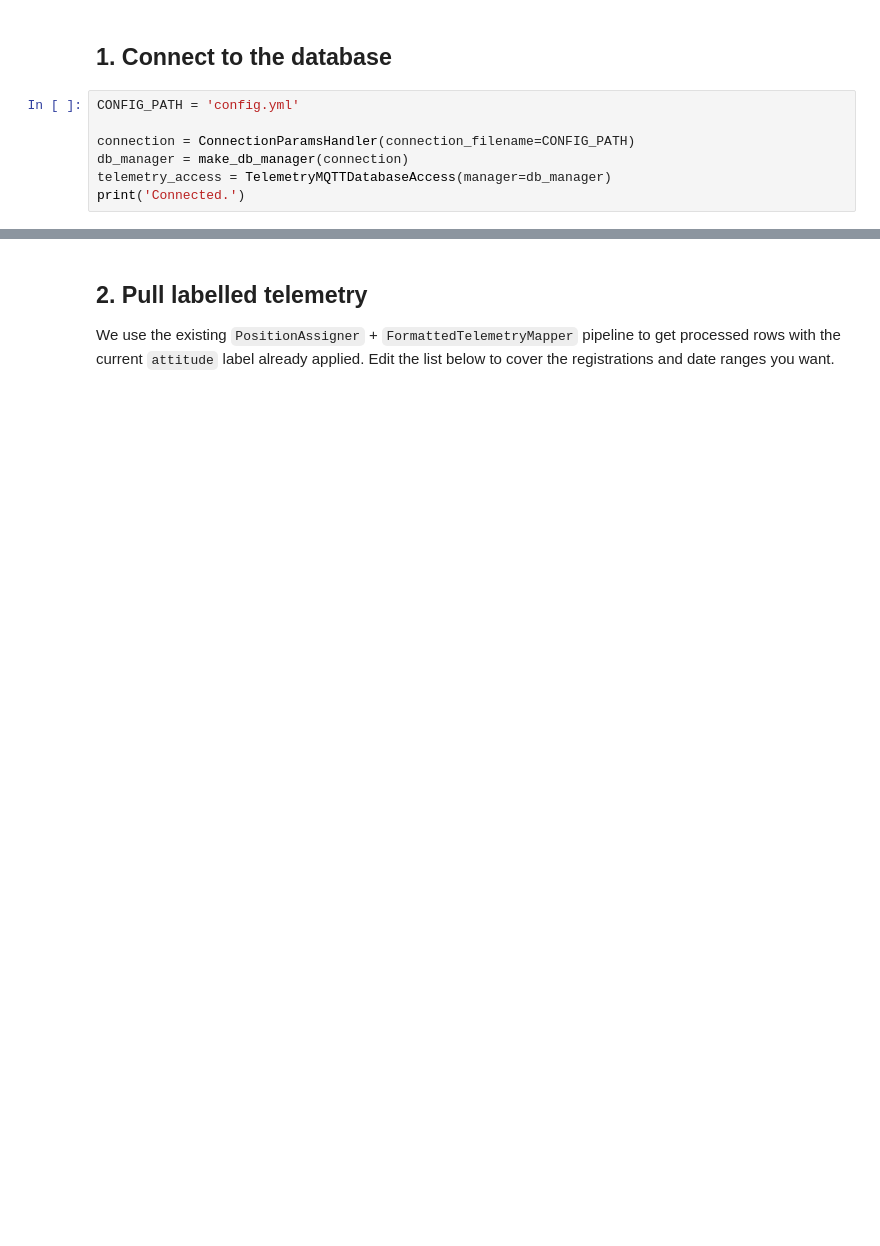
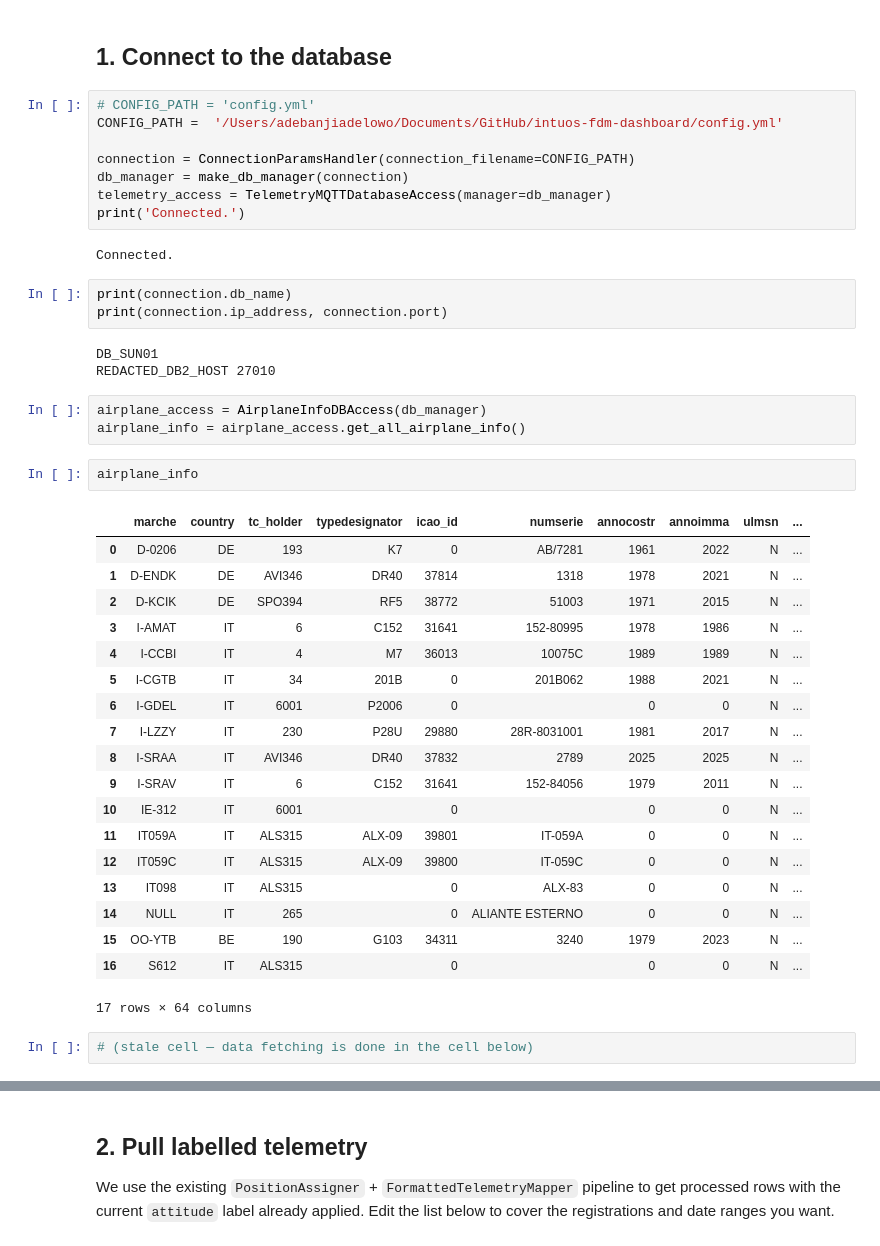
Before and after one commit to AdebanjiAdelowo/intuos-fdm-dashboard, a Jupyter notebook: notebooks/train_flight_separator.ipynb, the cells around one changed output, grey strips where cells are left out. Saved outputs shown, nothing was run; the diff lists cells and outputs as text; blank space fills up the shorter version.

```diff
--- a/notebooks/train_flight_separator.ipynb
+++ b/notebooks/train_flight_separator.ipynb
@@ -38,9 +48,45 @@ from logic.position_assigner_instance import position_assigner
 # %% [markdown]
 ## 1. Connect to the database
 # %%
-CONFIG_PATH = 'config.yml'
+# CONFIG_PATH = 'config.yml'
+CONFIG_PATH =  '/Users/adebanjiadelowo/Documents/GitHub/intuos-fdm-dashboard/config.yml'
 
 connection = ConnectionParamsHandler(connection_filename=CONFIG_PATH)
 db_manager = make_db_manager(connection)
 telemetry_access = TelemetryMQTTDatabaseAccess(manager=db_manager)
 print('Connected.')
+# %% [output]
+Connected.
+# %%
+print(connection.db_name)
+print(connection.ip_address, connection.port)
+# %% [output]
+DB_SUN01
+REDACTED_DB2_HOST 27010
+# %%
+airplane_access = AirplaneInfoDBAccess(db_manager)
+airplane_info = airplane_access.get_all_airplane_info()
+# %%
+airplane_info
+# %% [output]
+|  | marche | country | tc_holder | typedesignator | icao_id | numserie | annocostr | annoimma | ulmsn | ... |
+| 0 | D-0206 | DE | 193 | K7 | 0 | AB/7281 | 1961 | 2022 | N | ... |
+| 1 | D-ENDK | DE | AVI346 | DR40 | 37814 | 1318 | 1978 | 2021 | N | ... |
+| 2 | D-KCIK | DE | SPO394 | RF5 | 38772 | 51003 | 1971 | 2015 | N | ... |
+| 3 | I-AMAT | IT | 6 | C152 | 31641 | 152-80995 | 1978 | 1986 | N | ... |
+| 4 | I-CCBI | IT | 4 | M7 | 36013 | 10075C | 1989 | 1989 | N | ... |
+| 5 | I-CGTB | IT | 34 | 201B | 0 | 201B062 | 1988 | 2021 | N | ... |
+| 6 | I-GDEL | IT | 6001 | P2006 | 0 |  | 0 | 0 | N | ... |
+| 7 | I-LZZY | IT | 230 | P28U | 29880 | 28R-8031001 | 1981 | 2017 | N | ... |
+| 8 | I-SRAA | IT | AVI346 | DR40 | 37832 | 2789 | 2025 | 2025 | N | ... |
+| 9 | I-SRAV | IT | 6 | C152 | 31641 | 152-84056 | 1979 | 2011 | N | ... |
+| 10 | IE-312 | IT | 6001 |  | 0 |  | 0 | 0 | N | ... |
+| 11 | IT059A | IT | ALS315 | ALX-09 | 39801 | IT-059A | 0 | 0 | N | ... |
+| 12 | IT059C | IT | ALS315 | ALX-09 | 39800 | IT-059C | 0 | 0 | N | ... |
+| 13 | IT098 | IT | ALS315 |  | 0 | ALX-83 | 0 | 0 | N | ... |
+| 14 | NULL | IT | 265 |  | 0 | ALIANTE ESTERNO | 0 | 0 | N | ... |
+| 15 | OO-YTB | BE | 190 | G103 | 34311 | 3240 | 1979 | 2023 | N | ... |
+| 16 | S612 | IT | ALS315 |  | 0 |  | 0 | 0 | N | ... |
+17 rows × 64 columns
+# %%
+# (stale cell — data fetching is done in the cell below)
```
Also changed, not shown: parts of 12 cells of this notebook, 14 other files.
